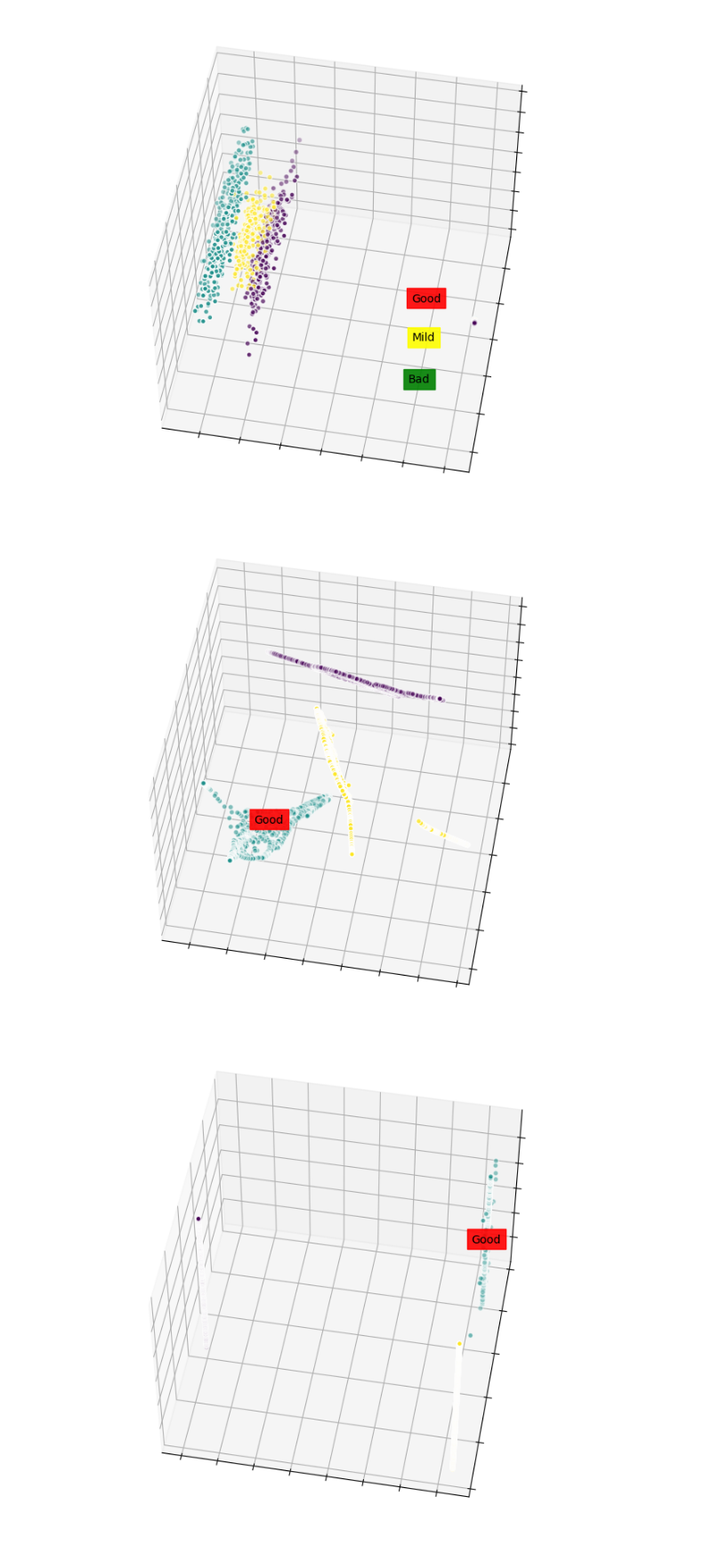
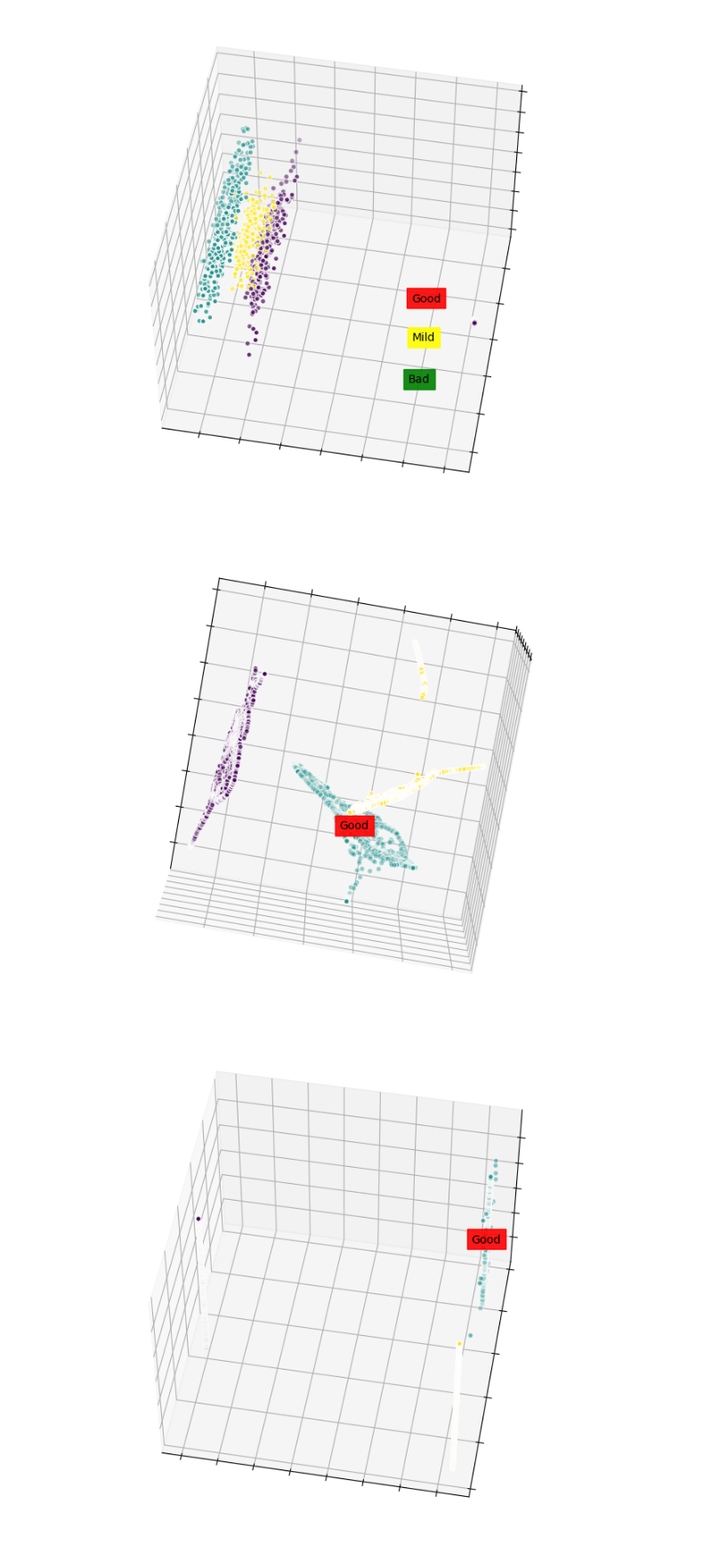
Before and after one commit to jenc06/posture-project, a Jupyter notebook: prototype_features.ipynb, the cells around one changed output. Shown at 89% size. Drawn from its saved outputs; the diff is of its cells as text; code cells hidden in the pictures.

```diff
--- a/prototype_features.ipynb
+++ b/prototype_features.ipynb
@@ -105,9 +105,9 @@ t_sne = manifold.TSNE(
 )
 X_t_sne = t_sne.fit_transform(X)
 # %%
-plot3d_embedding(X_t_sne, y)
+plot3d_embedding(X_t_sne, y, 100, 10)
 # %% [output]
-[figure, old version]
+[figure, new version]
 # %%
 params = {
     "n_neighbors": 30,
```
Also changed, not shown: parts of 1 cell of this notebook, 1 other file.
